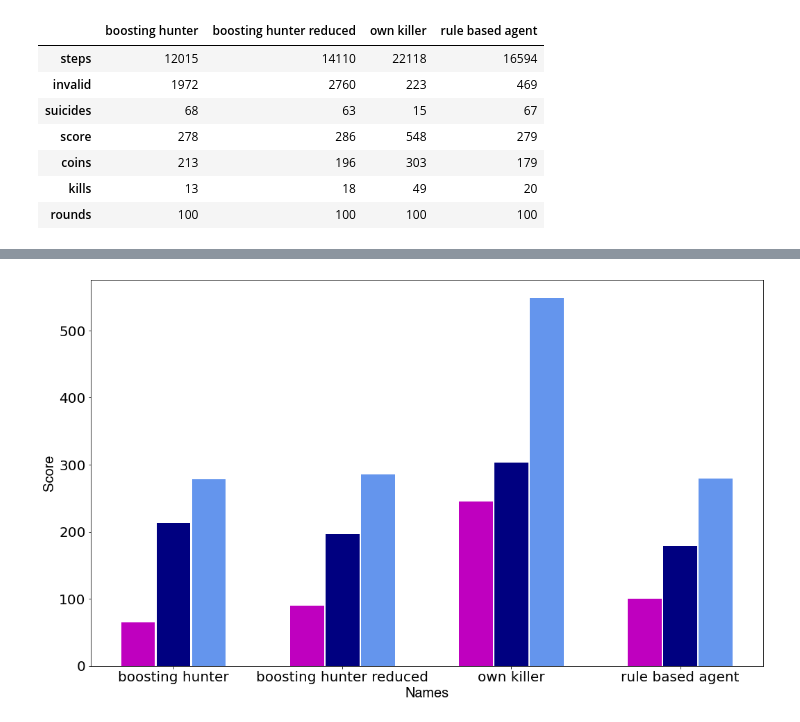
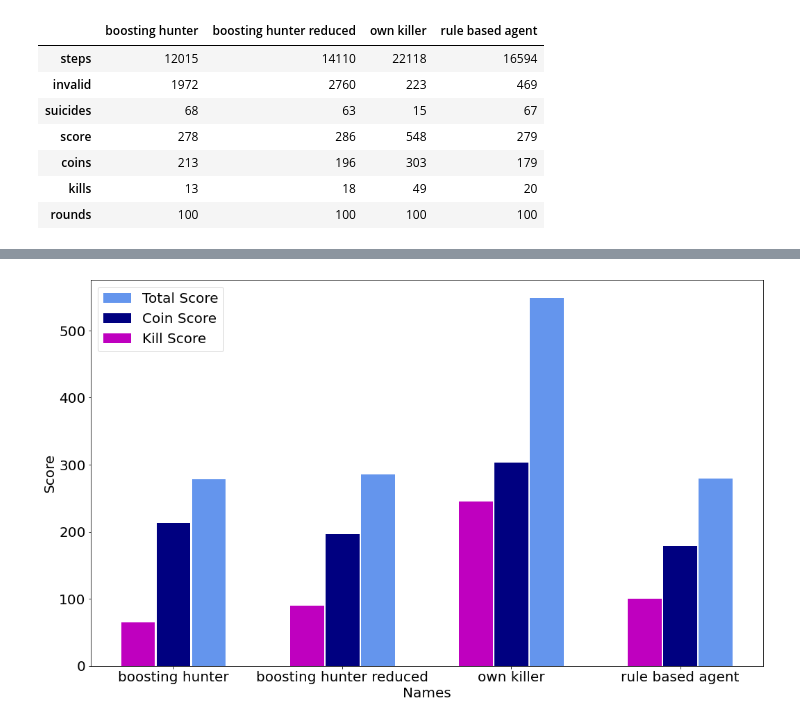
Before and after one commit to Kingrimursel/bomberman, a Jupyter notebook: results/evaluate.ipynb, the cells around one changed output, grey strips where cells are left out. Saved outputs shown, nothing was run; the diff lists cells and outputs as text; code cells hidden in the pictures.

```diff
--- a/results/evaluate.ipynb
+++ b/results/evaluate.ipynb
@@ -106,21 +107,22 @@ plt.show()
 # %%
 # performance plot
 plt.rc('font', size=20)
 fig, ax1 = plt.subplots(figsize=(15, 9))
 
 x = np.arange(len(names))
 ax1.bar(x+0.21, score, width=0.2, align='center', color='cornflowerblue', label='Total Score')
 ax1.bar(x, coins, width=0.2, align='center', color='navy', label='Coin Score')
 ax1.bar(x-0.21, kills*5, width=0.2, align='center', color='m', label='Kill Score')
 
 ax1.set_ylabel('Score', fontname='Helvetica')
 ax1.set_xlabel('Names', fontname='Helvetica')
 
 plt.xticks(x, names)
 #plt.title('Measurement of Performance', fontname='Helvetica')
 plt.tight_layout()
 
+plt.legend(loc="upper left")
 plt.savefig('images/performance_' + fname + '.png', dpi=500)
 plt.show()
 # %% [output]
-[figure, old version]
+[figure, new version]
```
Also changed, not shown: parts of 1 cell of this notebook, 9 other files.
